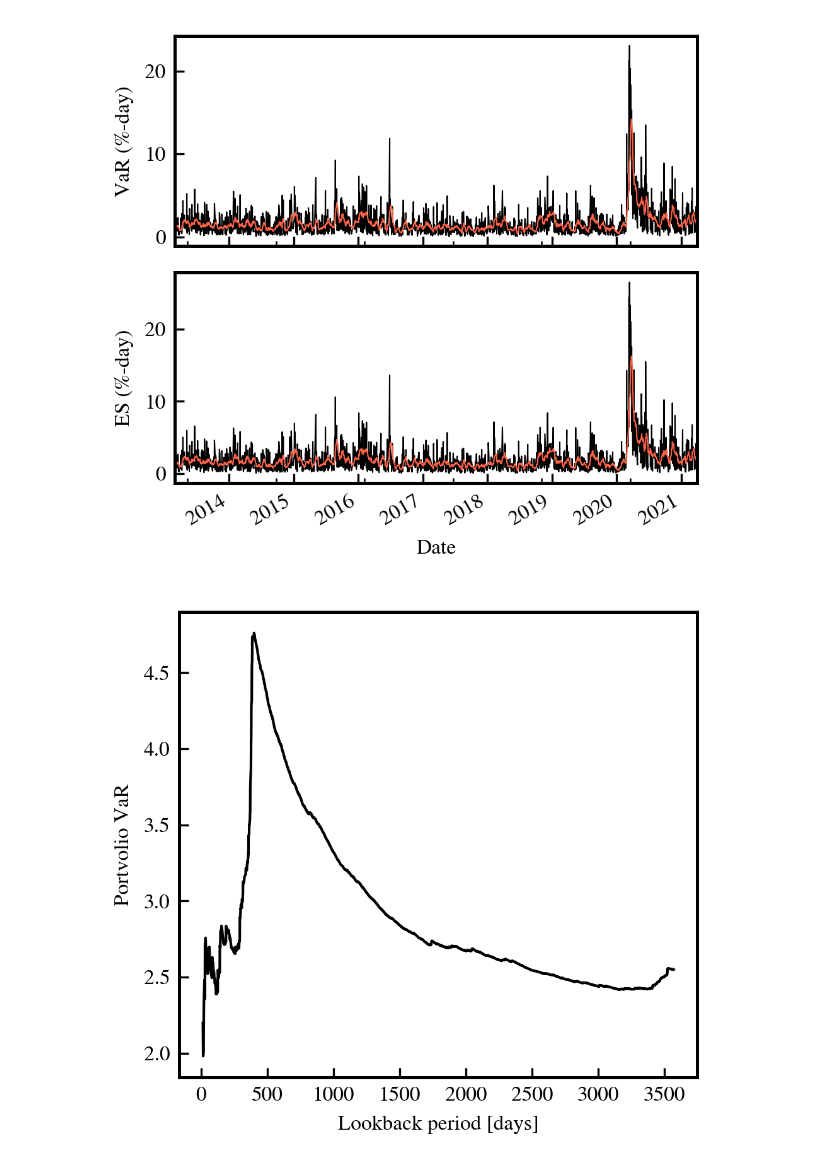
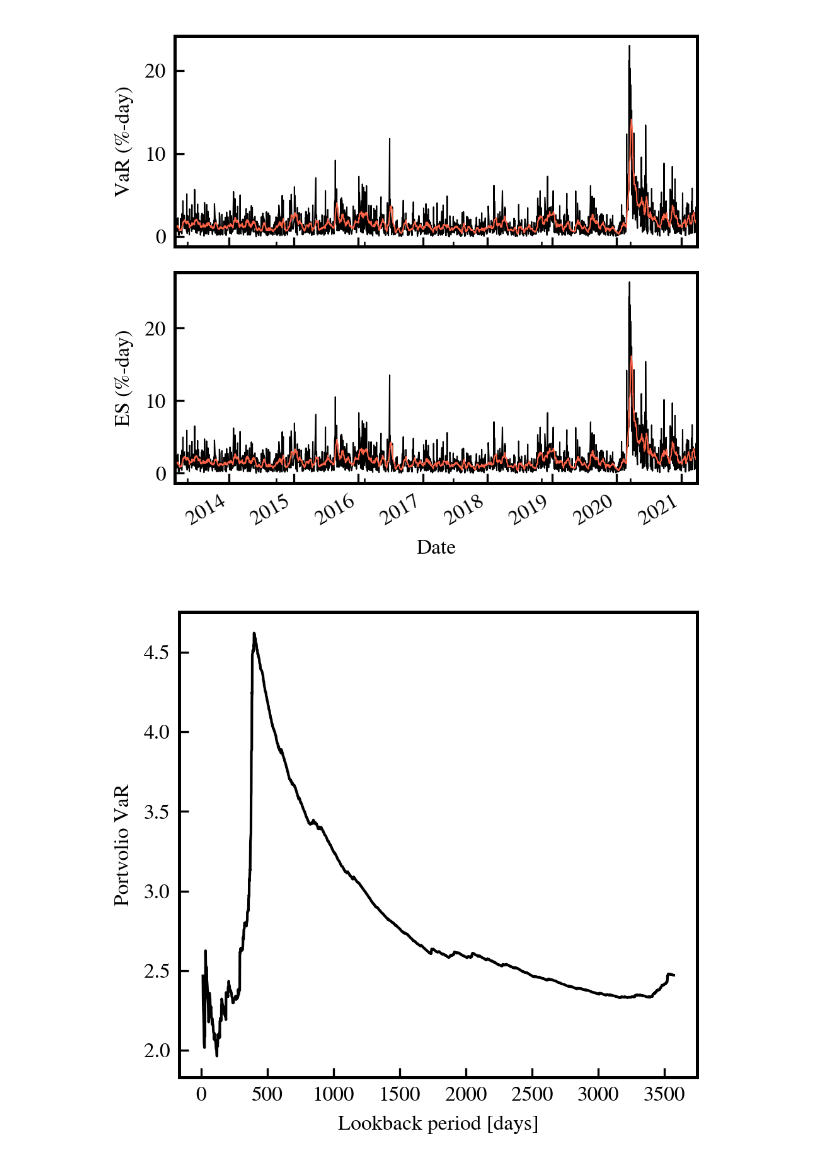
Before and after one commit to LuukOudshoorn25/QRM1, a Jupyter notebook: QRM Assignment 1.ipynb, the cells around one changed output. Drawn from its saved outputs; the diff is of its cells as text; code cells hidden in the pictures.

Commit message:
Minus sign for means instead of plus sign

```diff
--- a/QRM Assignment 1.ipynb
+++ b/QRM Assignment 1.ipynb
@@ -193,8 +193,8 @@ port_var = lambda w,Omega: np.dot(np.dot(w.T, Omega), w)
 # We can again iteratively determine this for the portfolio
 portfolio_variance = np.array([port_var(weights, covmats[w]) for w in range(len(covmats))])
 # Convert variance to VaR
-VaR = np.sqrt(portfolio_variance) * norm.ppf(1-alpha) + np.dot(weights, returns.mean())
-ES = np.sqrt(portfolio_variance) * 1/alpha * norm.pdf(norm.ppf(alpha)) + np.dot(weights, returns.mean())
+VaR = np.sqrt(portfolio_variance) * norm.ppf(1-alpha) - np.dot(weights, returns.mean())
+ES = np.sqrt(portfolio_variance) * 1/alpha * norm.pdf(norm.ppf(alpha)) - np.dot(weights, returns.mean())
 
 VaR = pd.Series(100*VaR[:-1], index=returns.loc['2013-03':].index)
 ES  = pd.Series(100*ES[:-1], index=returns.loc['2013-03':].index)
@@ -229,20 +229,20 @@ The colNum attribute was deprecated in Matplotlib 3.2 and will be removed two mi
 # %%
 # We can also do a static VaR estimation based on different amounts of history
 VaRs = []
 lookbacks = []
 for startdate in returns.index[:-10]:
     # Get subdf
     subdf = returns.loc[startdate:]
     # Get covariance matrix and mean
     sub_covmat = subdf.cov()
     sub_means  = subdf.mean()
-    VaR = np.sqrt(port_var(weights, sub_covmat))* norm.ppf(1-alpha) + np.dot(weights, sub_means)
+    VaR = np.sqrt(port_var(weights, sub_covmat))* norm.ppf(1-alpha) - np.dot(weights, sub_means)
     VaRs.append(100*VaR)
     lookbacks.append((returns.index[-1] - startdate).days)
 plt.plot(lookbacks[50:], VaRs[50:],lw=1,color='black')
 plt.xlabel('Lookback period [days]')
 plt.ylabel('Portvolio VaR')
 plt.tight_layout()
 plt.savefig('Portfolio_VaR_lookbackperiod.pdf', bbox_inches='tight')
 # %% [output]
-[figure, old version]
+[figure, new version]
```
Also changed, not shown: parts of 1 cell of this notebook, 3 other files.
